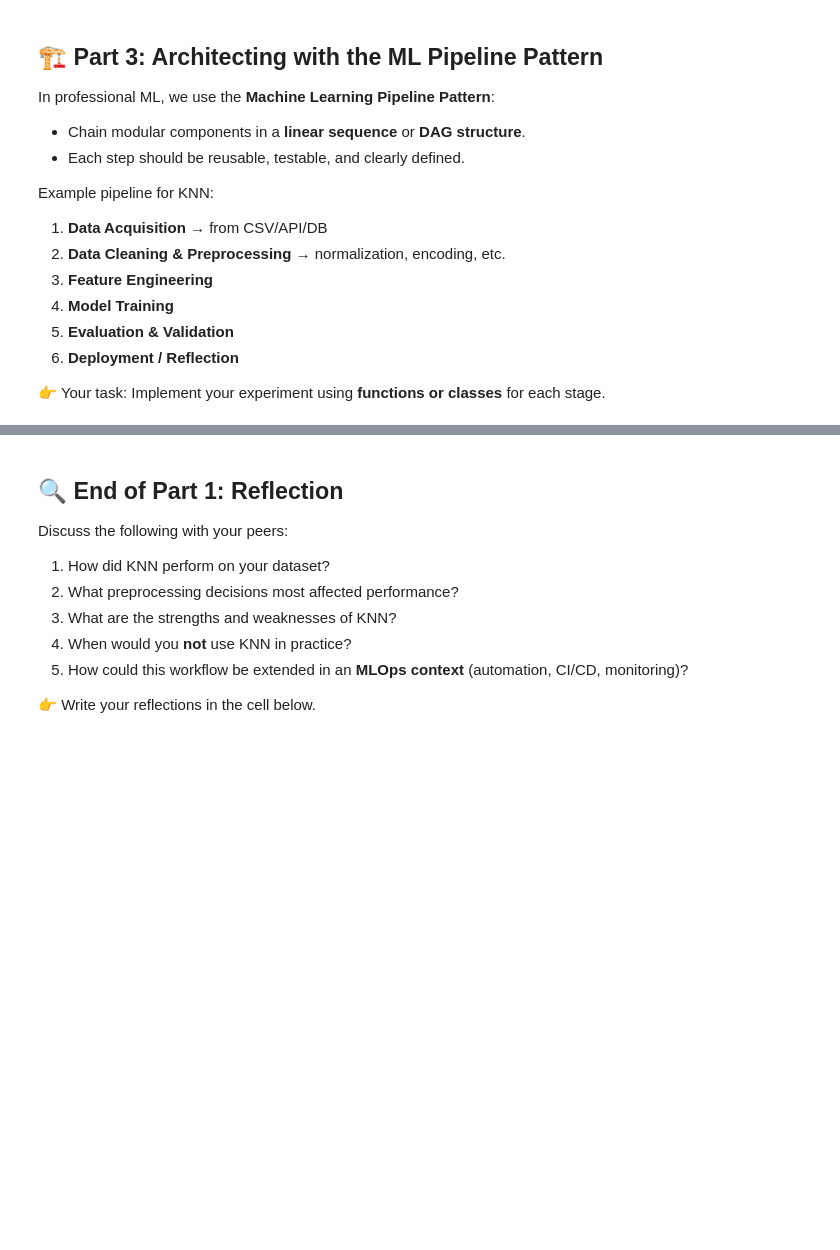
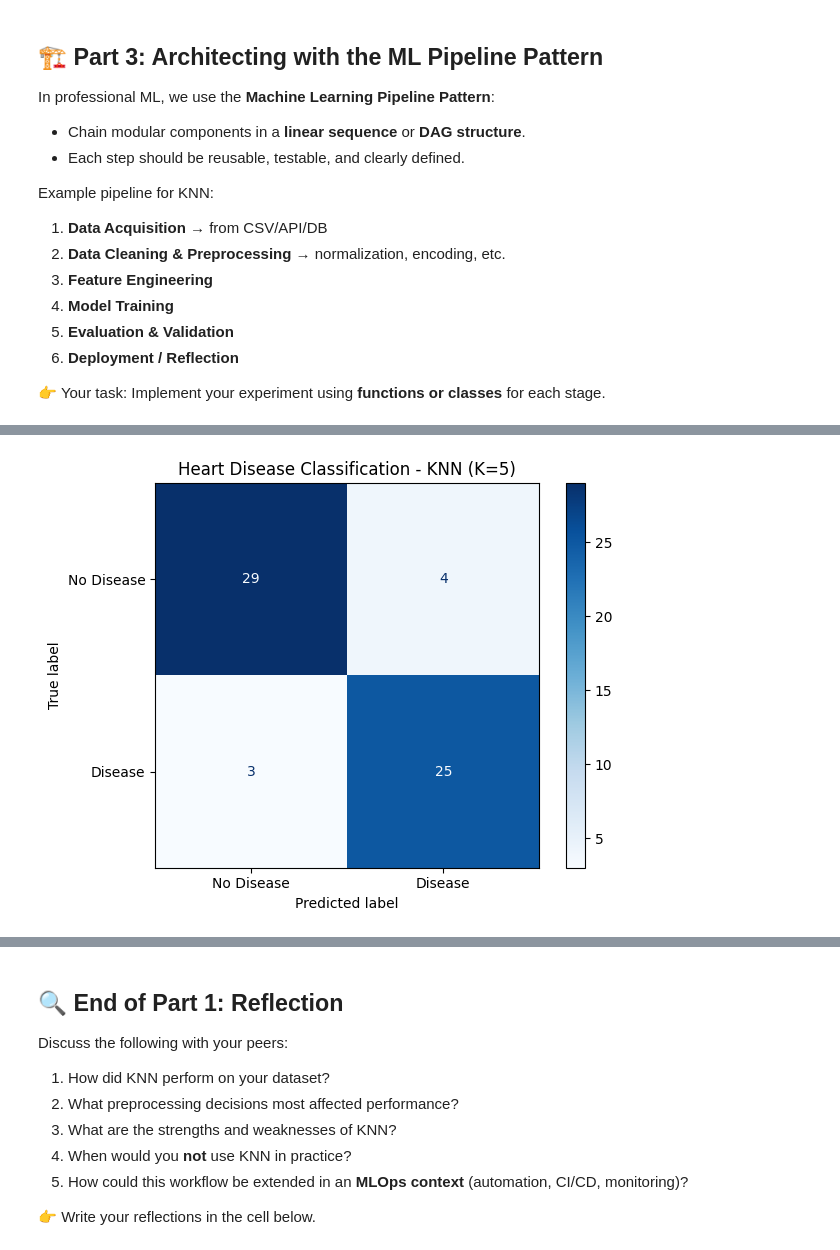
Before and after one commit to UbaidUllah777/KNearestNeighbors_Workshop, a Jupyter notebook: KNN_Workshop_Solution.ipynb.ipynb, the cells around one changed output, grey strips where cells are left out. Saved outputs shown, nothing was run; the diff lists cells and outputs as text; code cells hidden in the pictures; blank space fills up the shorter version.

Commit message:
implement OOP KNN pipeline with preprocessing, training, and evaluation

```diff
--- a/KNN_Workshop_Solution.ipynb.ipynb
+++ b/KNN_Workshop_Solution.ipynb.ipynb
@@ -573,0 +613,20 @@ def evaluate_model(model, X_test, y_test):
+# %%
+import matplotlib.pyplot as plt
+from sklearn.metrics import ConfusionMatrixDisplay
+
+# Visualize evaluation results
+display_matrix = ConfusionMatrixDisplay(
+    confusion_matrix=heart_results["confusion_matrix"],
+    display_labels=["No Disease", "Disease"]
+)
+
+display_matrix.plot(
+    cmap="Blues",
+    values_format="d"
+)
+
+plt.title("Heart Disease Classification - KNN (K=5)")
+plt.tight_layout()
+plt.show()
+# %% [output]
+[figure, added]
```
Also changed, not shown: parts of 3 cells of this notebook.
